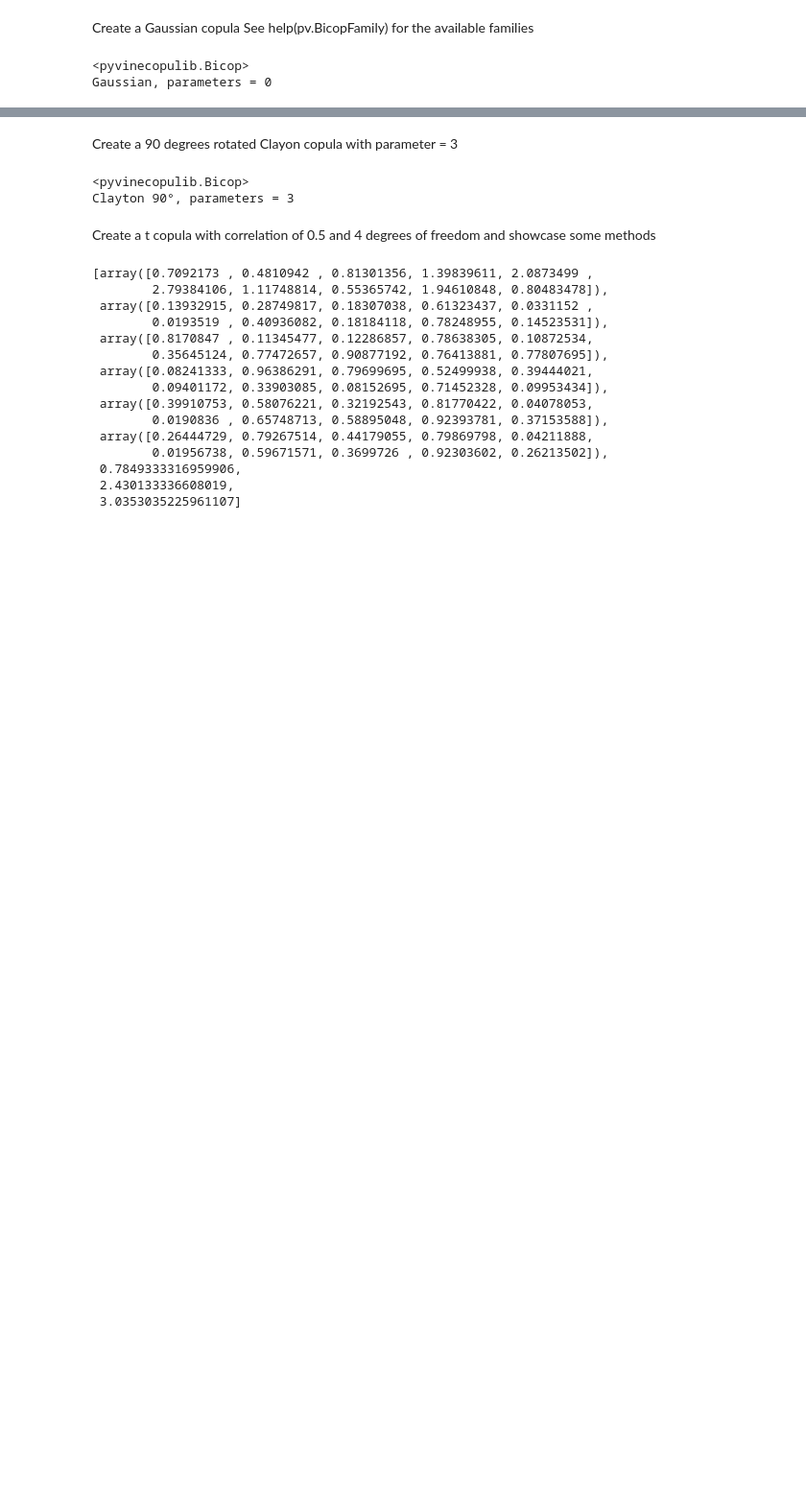
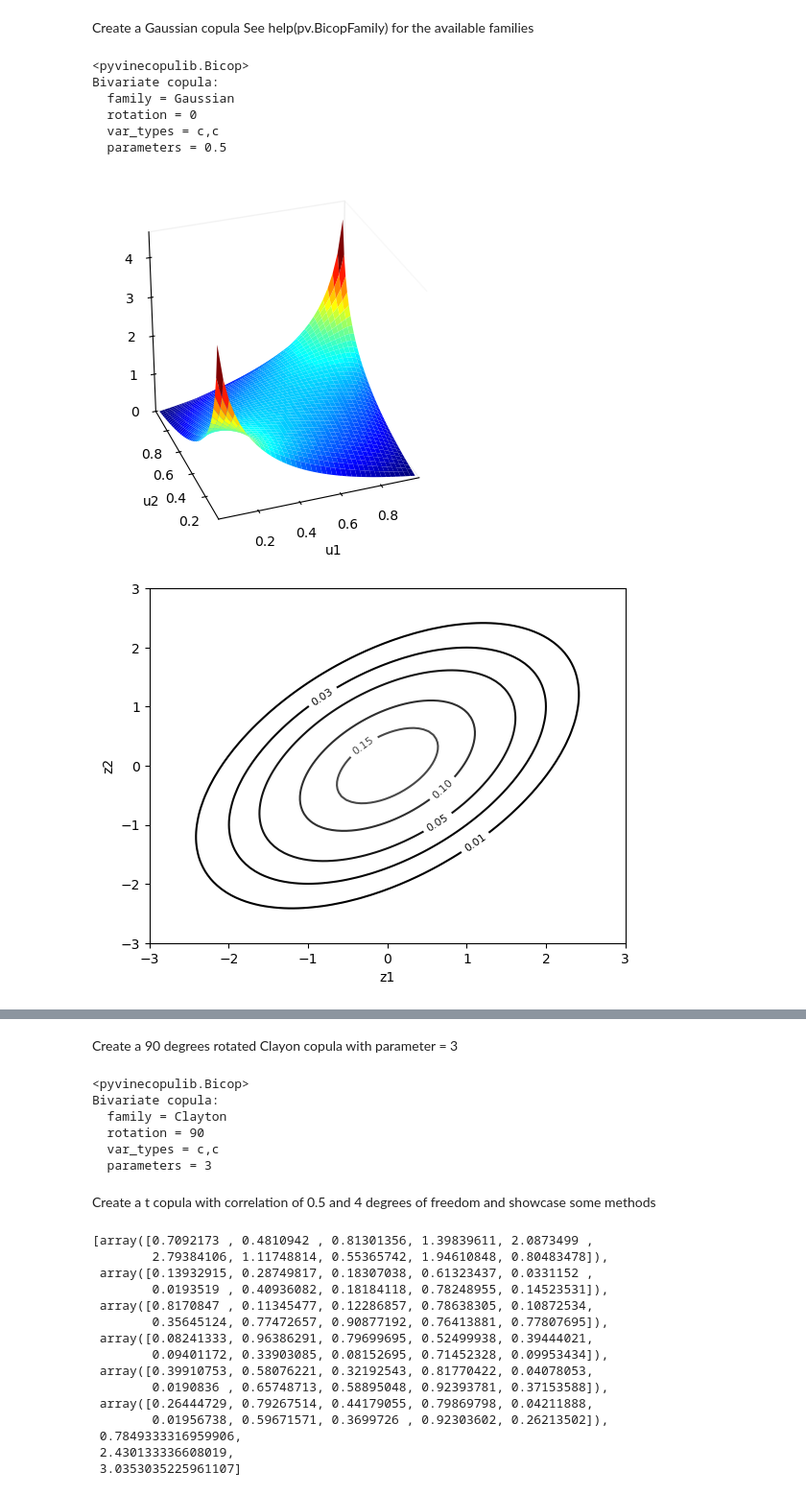
Before and after one commit to vinecopulib/pyvinecopulib, a Jupyter notebook: examples/bivariate_copulas.ipynb, the cells around one changed output, grey strips where cells are left out. Shown: that part at 96% size. Drawn from its saved outputs; the diff is of its cells as text; code cells hidden in the pictures; blank space fills up the shorter version.

```diff
--- a/examples/bivariate_copulas.ipynb
+++ b/examples/bivariate_copulas.ipynb
@@ -13,11 +17,17 @@ Independence
 Create a Gaussian copula
 See help(pv.BicopFamily) for the available families
 # %%
-cop = pv.Bicop(family=pv.BicopFamily.gaussian)
+cop = pv.Bicop(family=pv.BicopFamily.gaussian, parameters=np.array([[0.5]]))
 print(cop)
 cop.plot()  # surface plot of copula density
 cop.plot(type="contour", margin_type="norm")  # contour plot with normal margins
 cop.plot(type="contour", margin_type="unif")  # contour plot of copula density
 # %% [output]
 <pyvinecopulib.Bicop>
-Gaussian, parameters = 0
+Bivariate copula:
+  family = Gaussian
+  rotation = 0
+  var_types = c,c
+  parameters = 0.5
+[figure, added]
+[figure, added]
@@ -24,10 +35,16 @@ Gaussian, parameters = 0
 # %% [markdown]
 Create a 90 degrees rotated Clayon copula with parameter = 3
 # %%
-pv.Bicop(family=pv.BicopFamily.clayton, rotation=90, parameters=[3])
+pv.Bicop(
+  family=pv.BicopFamily.clayton, rotation=90, parameters=np.array([[3.0]])
+)
 # %% [output]
 <pyvinecopulib.Bicop>
-Clayton 90°, parameters = 3
+Bivariate copula:
+  family = Clayton
+  rotation = 90
+  var_types = c,c
+  parameters = 3
 # %% [markdown]
 Create a t copula with correlation of 0.5 and 4 degrees of freedom
 and showcase some methods
```
Also changed, not shown: parts of 6 cells of this notebook, 17 other files.
